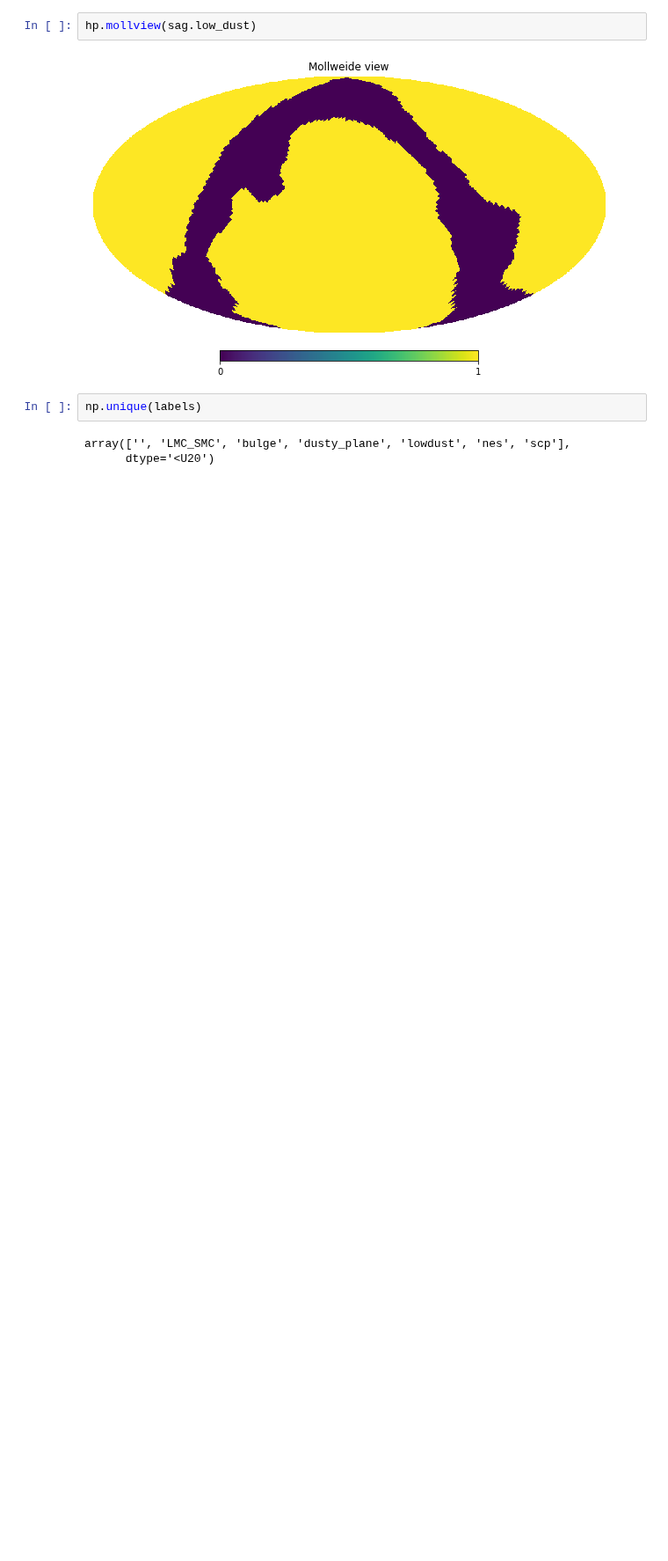
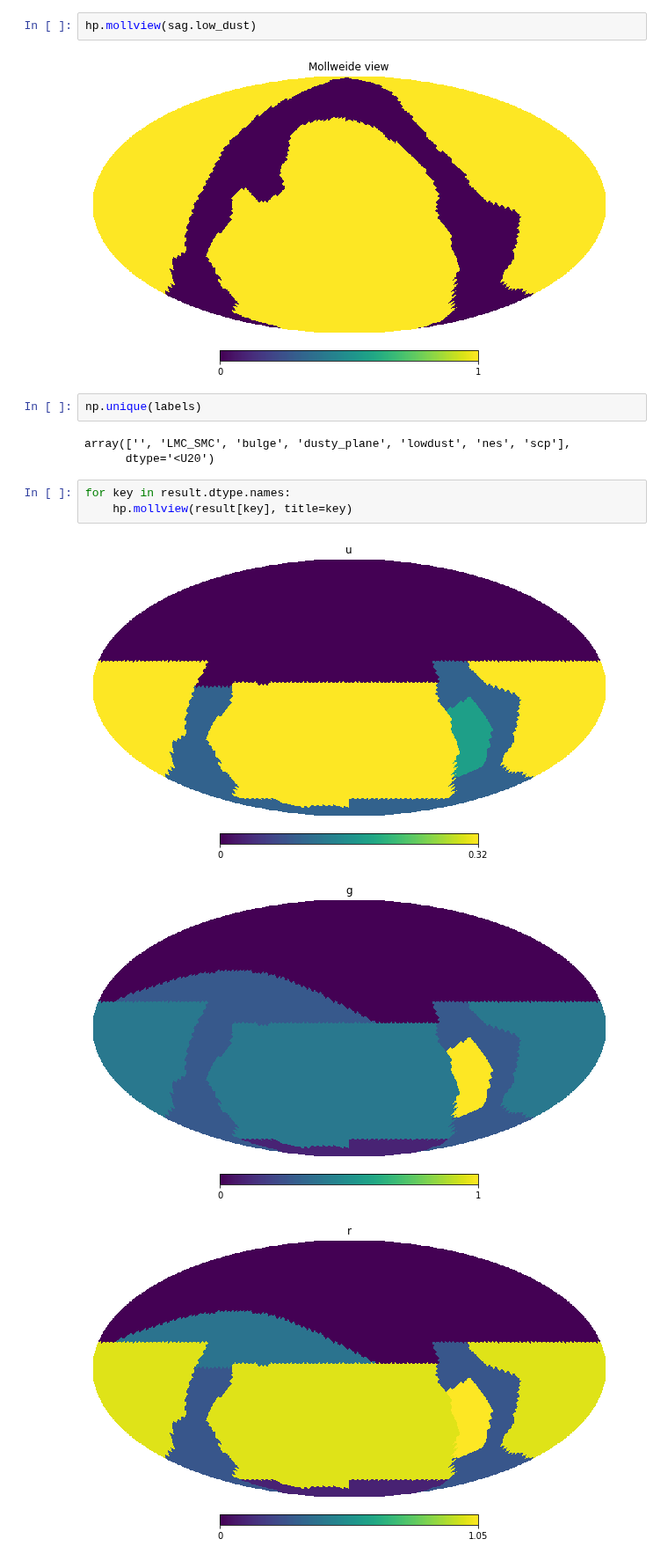
Before and after one commit to yoachim/21_Scratch, a Jupyter notebook: new_sky_area/test_new_sky.ipynb, the cells around one changed output. Shown at 88% size. Saved outputs shown, nothing was run; the diff lists cells and outputs as text; blank space fills up the shorter version.

Commit message:
plot all

```diff
--- a/new_sky_area/test_new_sky.ipynb
+++ b/new_sky_area/test_new_sky.ipynb
@@ -21,3 +21,10 @@ np.unique(labels)
 # %% [output]
 array(['', 'LMC_SMC', 'bulge', 'dusty_plane', 'lowdust', 'nes', 'scp'],
       dtype='<U20')
+# %%
+for key in result.dtype.names:
+    hp.mollview(result[key], title=key)
+# %% [output]
+[figure, added]
+[figure, added]
+[figure, added]
```
Also changed, not shown: parts of 14 cells of this notebook.
